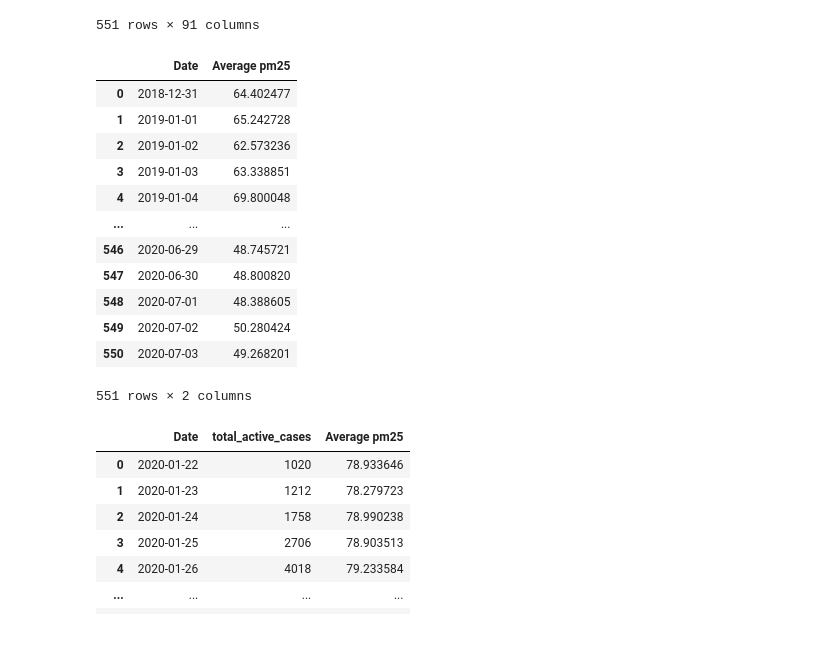
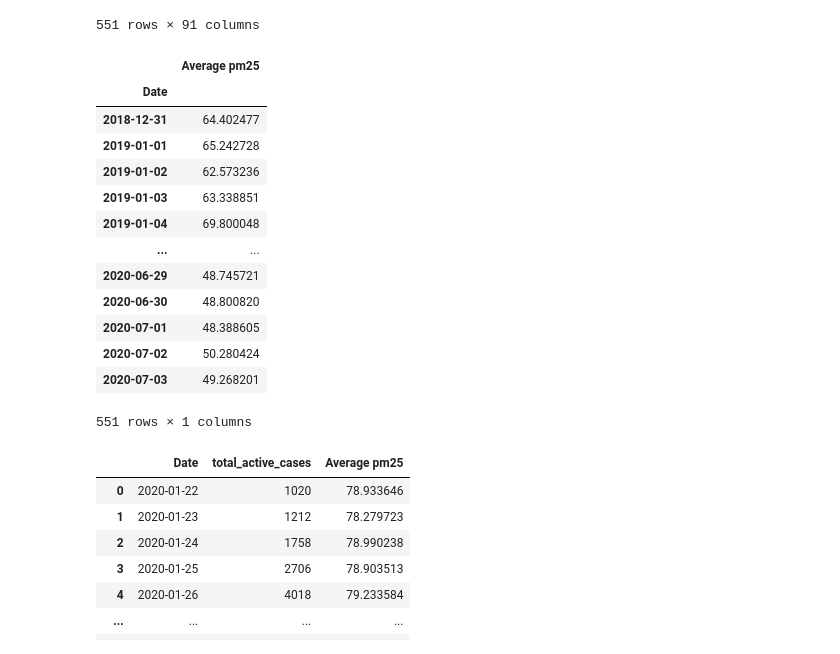
Before and after one commit to poojaisabelle/Project-One, a Jupyter notebook: data_exploration_cleanup_MASTER.ipynb, the cells around one changed output. Cells and saved outputs as stored; diff of their text form; code cells hidden in the pictures.

```diff
--- a/data_exploration_cleanup_MASTER.ipynb
+++ b/data_exploration_cleanup_MASTER.ipynb
@@ -1343,22 +1421,23 @@ air_median_pm25_transposed
 | 2020-07-03 | 51.0 | 82.0 | 30.0 | 13.0 | 21.181818 | 49.333333 | 74.0 | 22.000000 | NaN | 156.0 | ... | ... |
 551 rows × 91 columns
 # %%
-final_air_median_pm25_transposed = air_median_pm25_transposed["Average pm25"].to_frame().reset_index()
+final_air_median_pm25_transposed = air_median_pm25_transposed.iloc[:, -1].to_frame()
 final_air_median_pm25_transposed
 # %% [output]
-|  | Date | Average pm25 |
-| 0 | 2018-12-31 | 64.402477 |
-| 1 | 2019-01-01 | 65.242728 |
-| 2 | 2019-01-02 | 62.573236 |
-| 3 | 2019-01-03 | 63.338851 |
-| 4 | 2019-01-04 | 69.800048 |
-| ... | ... | ... |
-| 546 | 2020-06-29 | 48.745721 |
-| 547 | 2020-06-30 | 48.800820 |
-| 548 | 2020-07-01 | 48.388605 |
-| 549 | 2020-07-02 | 50.280424 |
-| 550 | 2020-07-03 | 49.268201 |
+|  | Average pm25 |
+| Date |  |
+| 2018-12-31 | 64.402477 |
+| 2019-01-01 | 65.242728 |
+| 2019-01-02 | 62.573236 |
+| 2019-01-03 | 63.338851 |
+| 2019-01-04 | 69.800048 |
+| ... | ... |
+| 2020-06-29 | 48.745721 |
+| 2020-06-30 | 48.800820 |
+| 2020-07-01 | 48.388605 |
+| 2020-07-02 | 50.280424 |
+| 2020-07-03 | 49.268201 |
-551 rows × 2 columns
+551 rows × 1 columns
 # %%
 world_air_covid_median_pm25 = pd.merge(total_active_world_covid, final_air_median_pm25_transposed, how="inner", on="Date")
 world_air_covid_median_pm25
```
Also changed, not shown: parts of 10 cells of this notebook, 2 other files.
